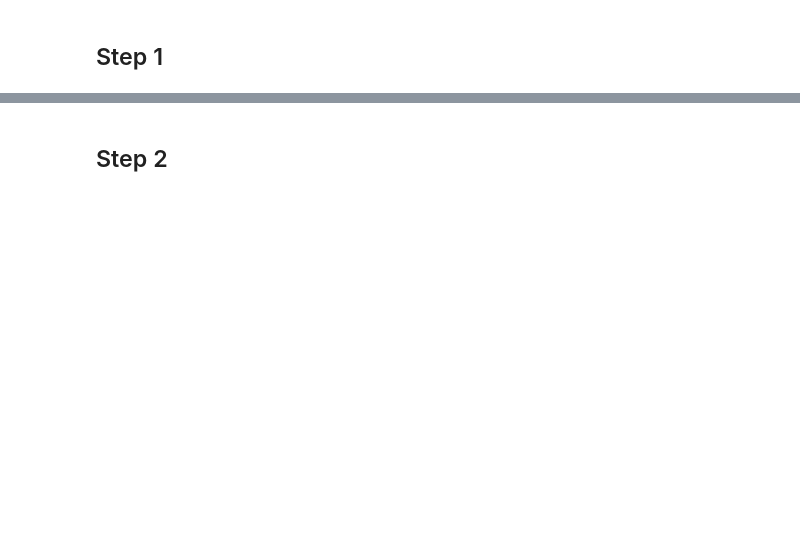
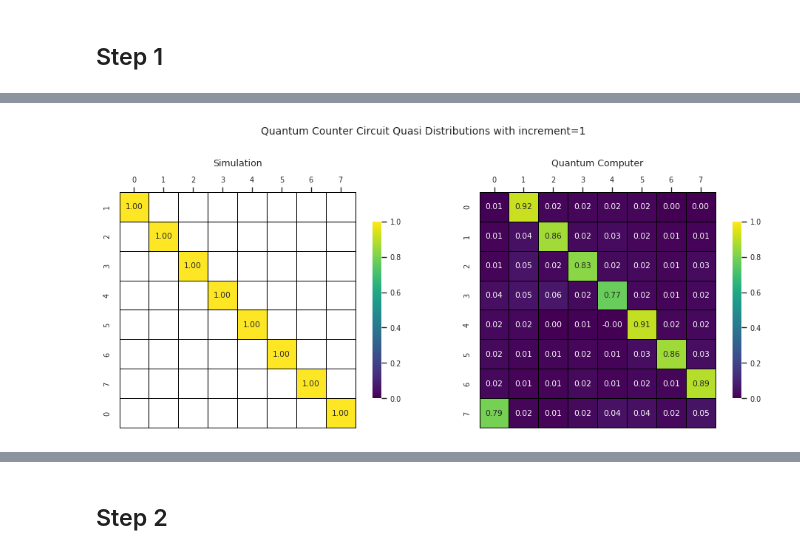
Before and after one commit to aoguedao/math689-introduction-to-quantum-computation-and-information, a Jupyter notebook: assignments/final.ipynb, the cells around one changed output, grey strips where cells are left out. Cells and saved outputs as stored; diff of their text form; code cells hidden in the pictures; blank space fills up the shorter version.

```diff
--- a/assignments/final.ipynb
+++ b/assignments/final.ipynb
@@ -52,16 +57,58 @@ circuit_example_1.draw("mpl", plot_barriers=False, filename=None)#output_path /
 # %%
 # Simulator
 with Session(service=service, backend=backend_sim) as session_sim:
-    sampler = Sampler(session=session_sim)
-    job = sampler.run([increment_1_circuit(i) for i in numbers] )
-    result = job.result()
-dict_1_sim = {i: max(d, key=d.get) for i, d in zip(numbers, result.quasi_dists)}
-dict_1_sim
+    sampler_1_sim = Sampler(session=session_sim)
+    job_1_sim = sampler_1_sim.run([increment_1_circuit(i) for i in numbers] )
+    result_1_sim = job_1_sim.result()
+df_1_sim = pd.DataFrame.from_dict(dict(zip(numbers, result_1_sim.quasi_dists)))
+df_1_sim.to_csv(output_path / "quasi_dists_1_sim.csv")
 # %%
 # Quantum Computer
 with Session(service=service, backend=backend_qc) as session_qc:
-    sampler = Sampler(session=session_qc)
-    job = sampler.run([increment_1_circuit(i) for i in numbers] )
-    result = job.result()
-dict_1_qc = {i: max(d, key=d.get) for i, d in zip(numbers, result.quasi_dists)}
-dict_1_qc
+    sampler_1_qc = Sampler(session=session_qc)
+    job_1_qc = sampler_1_qc.run([increment_1_circuit(i) for i in numbers] )
+    result_1_qc = job_1_qc.result()
+df_1_qc = pd.DataFrame.from_dict(result_1_qc.quasi_dists).set_index(numbers)
+df_1_qc.to_csv(output_path / "quasi_dists_1_qc.csv")
+# %%
+with sns.axes_style("white"):
+    fig, (ax_sim, ax_qc) = plt.subplots(ncols=2, figsize=(10, 4))
+    sns.heatmap(
+        df_1_sim,
+        annot=True,
+        fmt=".2f",
+        vmin=0,
+        vmax=1,
+        cmap="viridis",
+        square=True,
+        cbar=True,
+        cbar_kws={"shrink": .75,},
+        linewidth=0.5,
+        linecolor="black",
+        clip_on=False,
+        ax=ax_sim
+    )
+    sns.heatmap(
+        df_1_qc,
+        annot=True,
+        fmt=".2f",
+        vmin=0,
+        vmax=1,
+        cmap="viridis",
+        square=True,
+        cbar=True,
+        cbar_kws={"shrink": .75,},
+        linewidth=0.5,
+        linecolor="black",
+        clip_on=False,
+        ax=ax_qc
+    )
+    ax_sim.xaxis.tick_top()
+    ax_qc.xaxis.tick_top()
+    ax_sim.set_title("Simulation", fontsize=9, pad=10)
+    ax_qc.set_title("Quantum Computer", fontsize=9, pad=10)
+    fig.suptitle("Quantum Counter Circuit Quasi Distributions with increment=1", y=1.05, fontsize=10)
+    fig.tight_layout()
+    fig.savefig(output_path / "quasi_dist_1_sim_qc.png", dpi=300)
+# %% [output]
+[figure, added]
```
Also changed, not shown: parts of 12 cells of this notebook.
